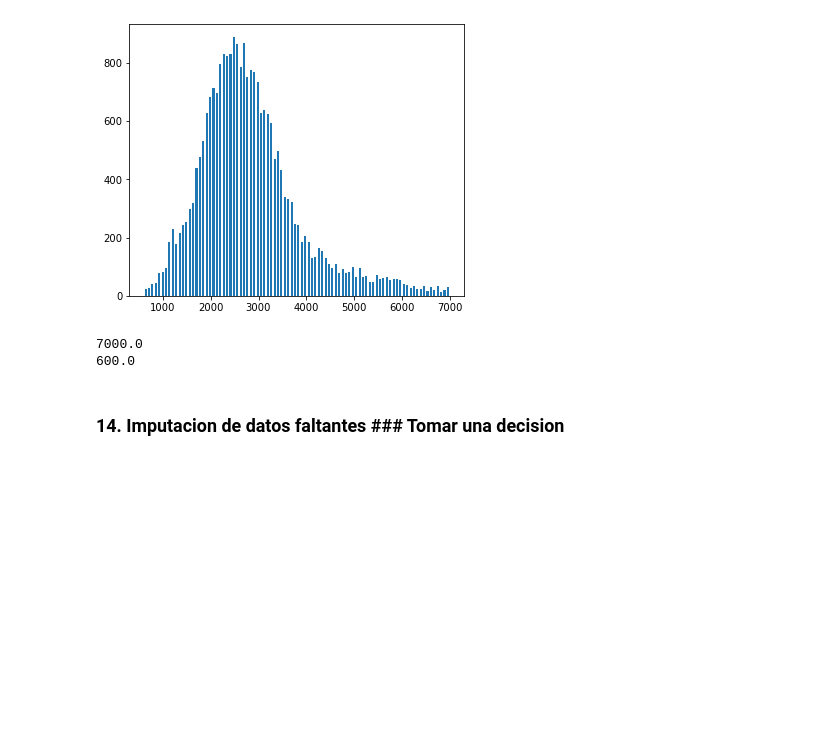
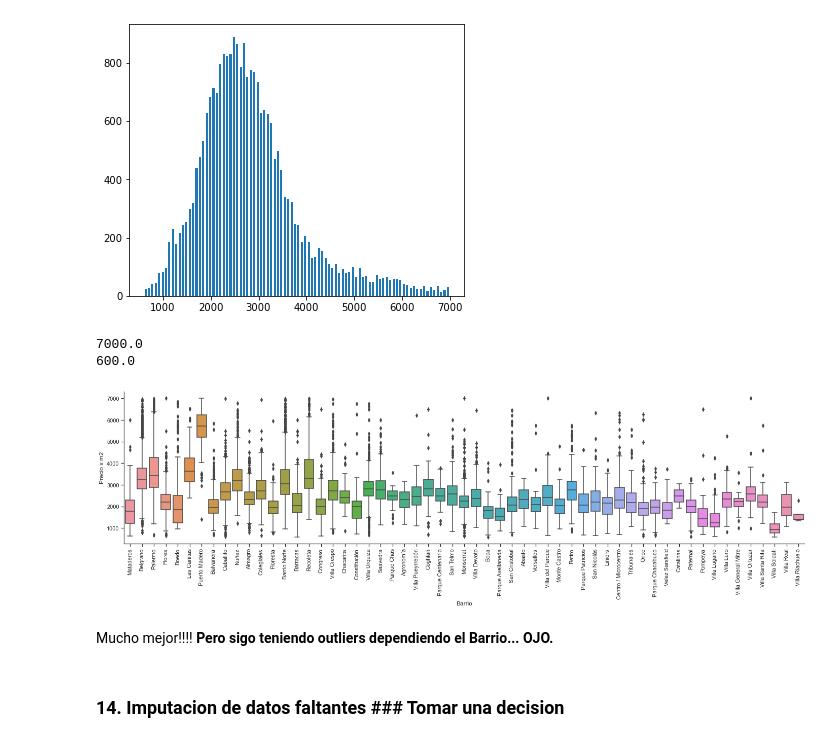
Before and after one commit to nachommm/desafio1, a Jupyter notebook: TP1backup.ipynb, the cells around one changed output. Saved outputs shown, nothing was run; the diff lists cells and outputs as text; code cells hidden in the pictures; blank space fills up the shorter version.

Commit message:
Analisis de Outliers

```diff
--- a/TP1backup.ipynb
+++ b/TP1backup.ipynb
@@ -813,8 +813,8 @@ import seaborn as sns
 from matplotlib import rcParams
 
 with sns.axes_style(style='ticks'):
-    g = sns.catplot("Barrio", "price_per_m2", data=data_caba_barrios,aspect=4.0, kind="box")
-    g.set_axis_labels("Barrio", "Precio x m2");
-    g.set_xticklabels(rotation=90)
+    box = sns.catplot("Barrio", "price_per_m2", data=data_caba_barrios,aspect=4.0, kind="box")
+    box.set_axis_labels("Barrio", "Precio x m2");
+    box.set_xticklabels(rotation=90)
 # %% [output]
 [figure]
@@ -868,6 +873,17 @@ print(data_caba_clean.price_per_m2.min())
 [figure]
 7000.0
 600.0
+# %%
+# Vuevo a graficar los boxplot para ver si ahora tengo mejor representada la información
+
+with sns.axes_style(style='ticks'):
+    box = sns.catplot("Barrio", "price_per_m2", data=data_caba_clean,aspect=4.0, kind="box")
+    box.set_axis_labels("Barrio", "Precio x m2");
+    box.set_xticklabels(rotation=90)
+# %% [output]
+[figure, added]
+# %% [markdown]
+Mucho mejor!!!! <strong>Pero sigo teniendo outliers dependiendo el Barrio... OJO.</strong>
 # %% [markdown]
 ### 14. Imputacion de datos faltantes ### Tomar una decision
 # %%
```
Also changed, not shown: parts of 1 cell of this notebook.
